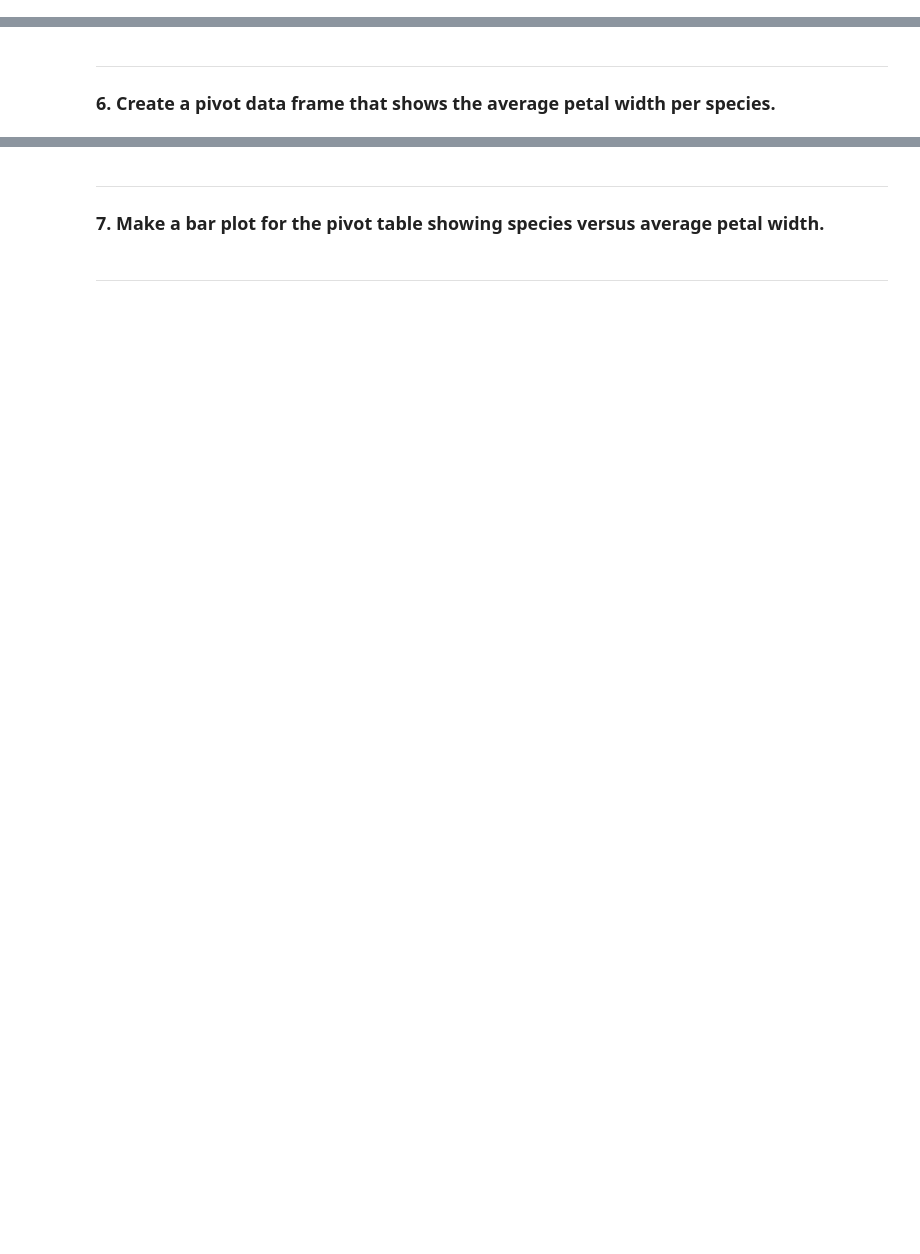
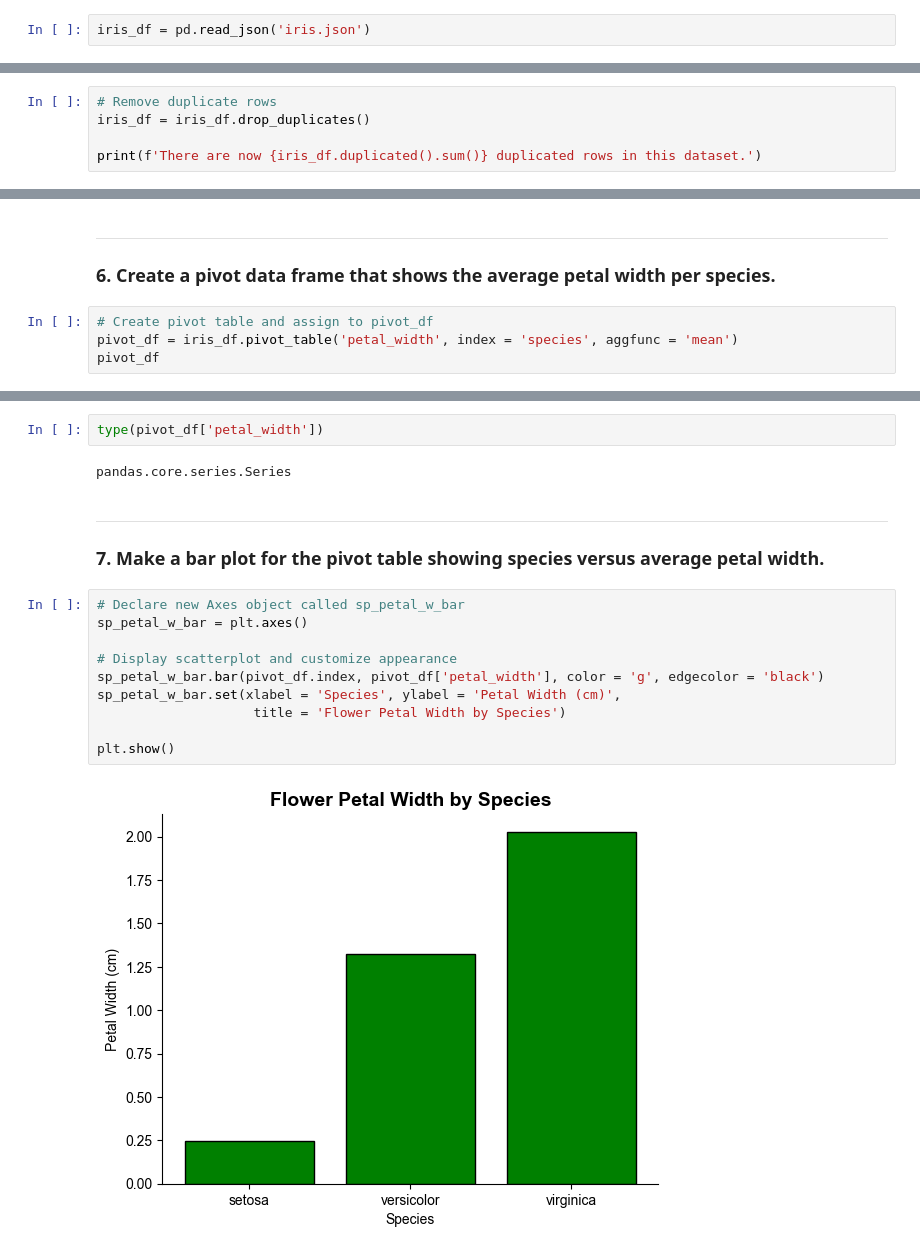
Before and after one commit to valeriemagalong/Val-Practices-Python, a Jupyter notebook: Countries_Iris_Matplotlib/Matplotlib_Practice_Countries_Iris_Data.ipynb, the cells around one changed output, grey strips where cells are left out. Saved outputs shown, nothing was run; the diff lists cells and outputs as text; blank space fills up the shorter version.

```diff
--- a/Countries_Iris_Matplotlib/Matplotlib_Practice_Countries_Iris_Data.ipynb
+++ b/Countries_Iris_Matplotlib/Matplotlib_Practice_Countries_Iris_Data.ipynb
@@ -140,3 +129,5 @@ plt.show()
 # %% [markdown]
 ---
 ### 5. Read iris.json into a data frame.
+# %%
+iris_df = pd.read_json('iris.json')
@@ -142,0 +151,5 @@ plt.show()
+# %%
+# Remove duplicate rows
+iris_df = iris_df.drop_duplicates()
+
+print(f'There are now {iris_df.duplicated().sum()} duplicated rows in this dataset.')
@@ -143,3 +158,7 @@ plt.show()
 # %% [markdown]
 ---
 ### 6. Create a pivot data frame that shows the average petal width per species.
+# %%
+# Create pivot table and assign to pivot_df
+pivot_df = iris_df.pivot_table('petal_width', index = 'species', aggfunc = 'mean')
+pivot_df
@@ -146,5 +180,19 @@ plt.show()
+# %%
+type(pivot_df['petal_width'])
+# %% [output]
+pandas.core.series.Series
 # %% [markdown]
 ---
 ### 7. Make a bar plot for the pivot table showing species versus average petal width.
-# %% [markdown]
----
+# %%
+# Declare new Axes object called sp_petal_w_bar
+sp_petal_w_bar = plt.axes()
+
+# Display scatterplot and customize appearance
+sp_petal_w_bar.bar(pivot_df.index, pivot_df['petal_width'], color = 'g', edgecolor = 'black')
+sp_petal_w_bar.set(xlabel = 'Species', ylabel = 'Petal Width (cm)',
+                    title = 'Flower Petal Width by Species')
+
+plt.show()
+# %% [output]
+[figure, added]
```
Also changed, not shown: parts of 12 cells of this notebook.
